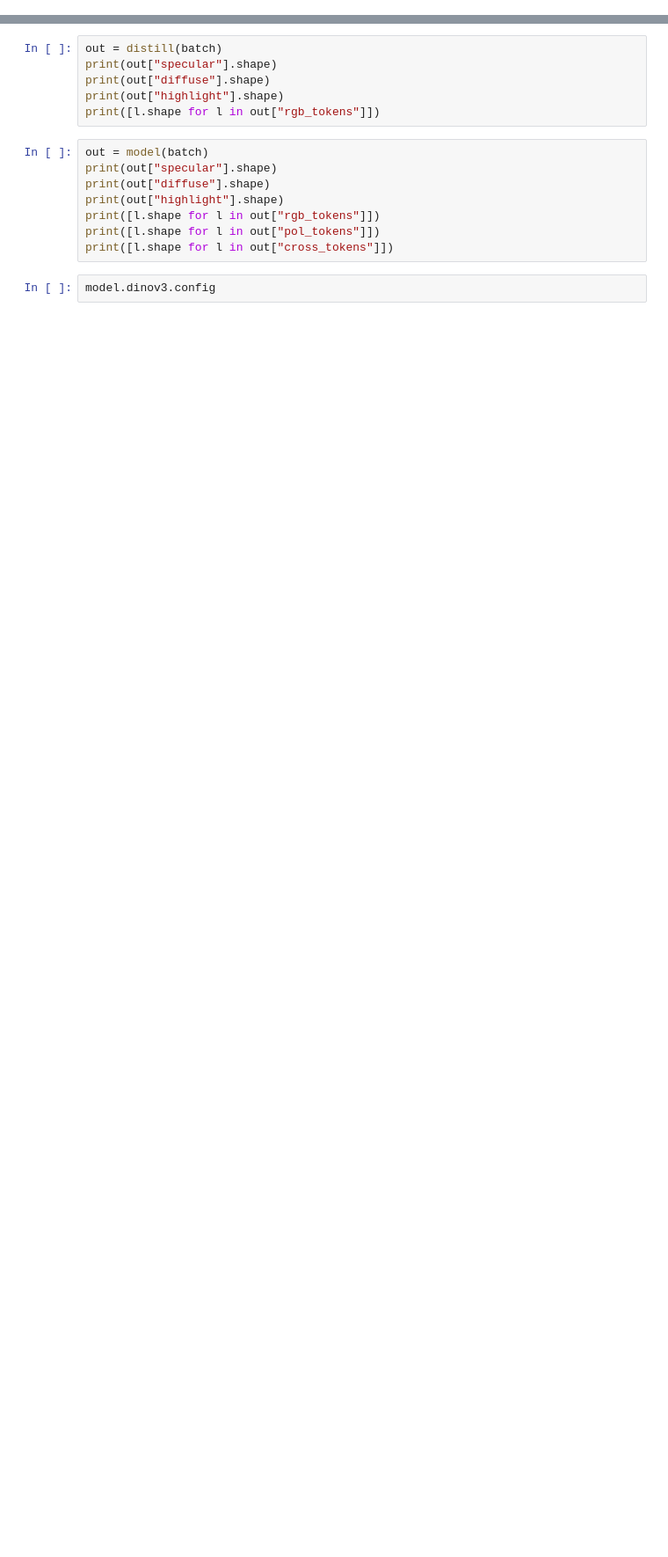
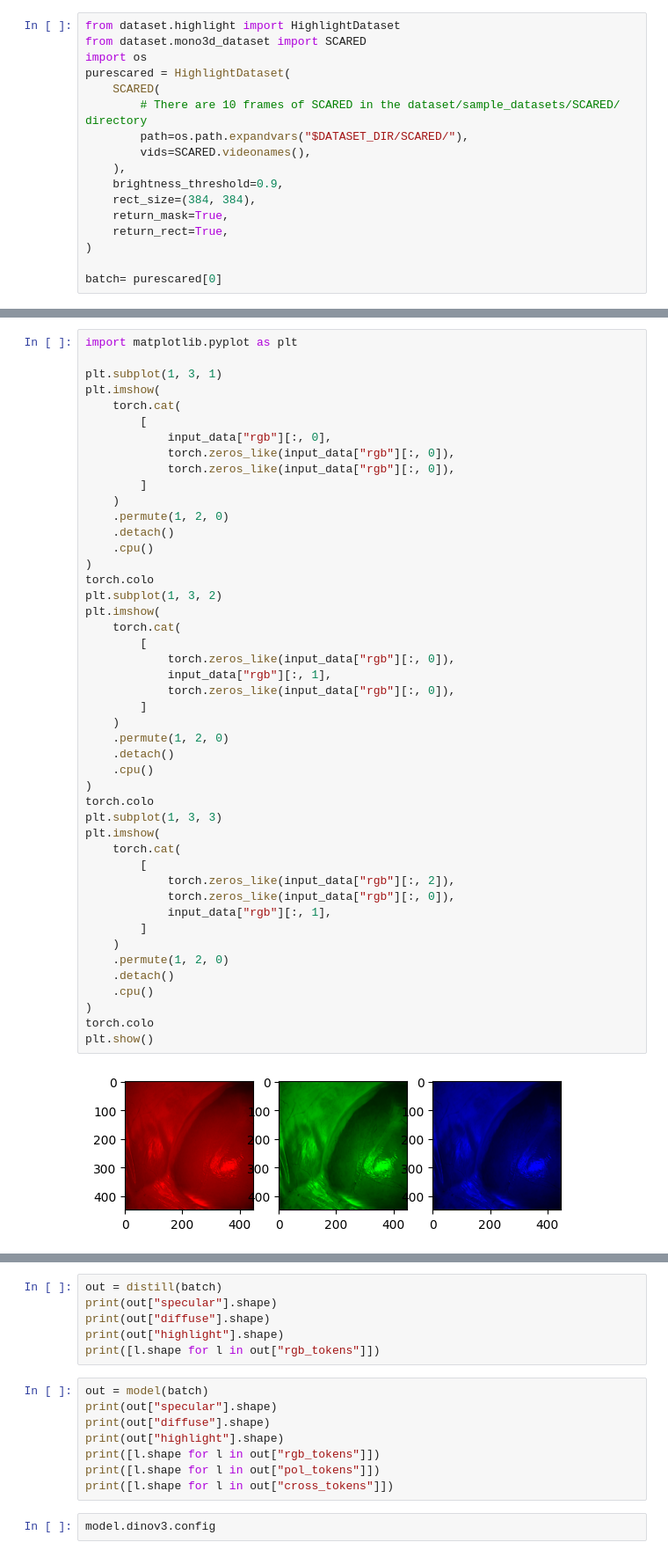
Before and after one commit to alberto-rota/UnReflectAnything, a Jupyter notebook: sandboxes/model_tester.ipynb, the cells around one changed output, grey strips where cells are left out. Shown at 88% size. Drawn from its saved outputs; the diff is of its cells as text; blank space fills up the shorter version.

```diff
--- a/sandboxes/model_tester.ipynb
+++ b/sandboxes/model_tester.ipynb
@@ -57,0 +74,17 @@ len(model.dinov3(batch["rgb"])["all_hidden_states"])
+# %%
+from dataset.highlight import HighlightDataset
+from dataset.mono3d_dataset import SCARED
+import os
+purescared = HighlightDataset(
+    SCARED(
+        # There are 10 frames of SCARED in the dataset/sample_datasets/SCARED/ directory
+        path=os.path.expandvars("$DATASET_DIR/SCARED/"),
+        vids=SCARED.videonames(),
+    ),
+    brightness_threshold=0.9,
+    rect_size=(384, 384),
+    return_mask=True,
+    return_rect=True,
+)
+
+batch= purescared[0]
@@ -60,0 +153,48 @@ print_model_parameter_summary(distill, detailed=True)
+# %%
+import matplotlib.pyplot as plt
+
+plt.subplot(1, 3, 1)
+plt.imshow(
+    torch.cat(
+        [
+            input_data["rgb"][:, 0],
+            torch.zeros_like(input_data["rgb"][:, 0]),
+            torch.zeros_like(input_data["rgb"][:, 0]),
+        ]
+    )
+    .permute(1, 2, 0)
+    .detach()
+    .cpu()
+)
+torch.colo
+plt.subplot(1, 3, 2)
+plt.imshow(
+    torch.cat(
+        [
+            torch.zeros_like(input_data["rgb"][:, 0]),
+            input_data["rgb"][:, 1],
+            torch.zeros_like(input_data["rgb"][:, 0]),
+        ]
+    )
+    .permute(1, 2, 0)
+    .detach()
+    .cpu()
+)
+torch.colo
+plt.subplot(1, 3, 3)
+plt.imshow(
+    torch.cat(
+        [
+            torch.zeros_like(input_data["rgb"][:, 2]),
+            torch.zeros_like(input_data["rgb"][:, 0]),
+            input_data["rgb"][:, 1],
+        ]
+    )
+    .permute(1, 2, 0)
+    .detach()
+    .cpu()
+)
+torch.colo
+plt.show()
+# %% [output]
+[figure, added]
```
Also changed, not shown: parts of 13 cells of this notebook, 21 other files.
